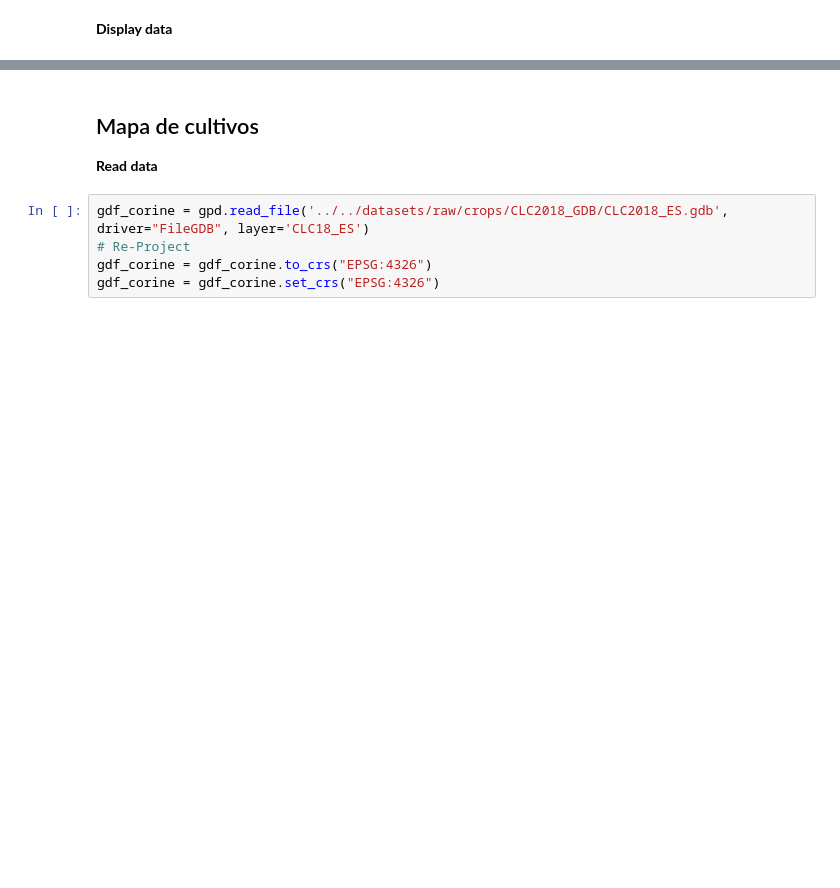
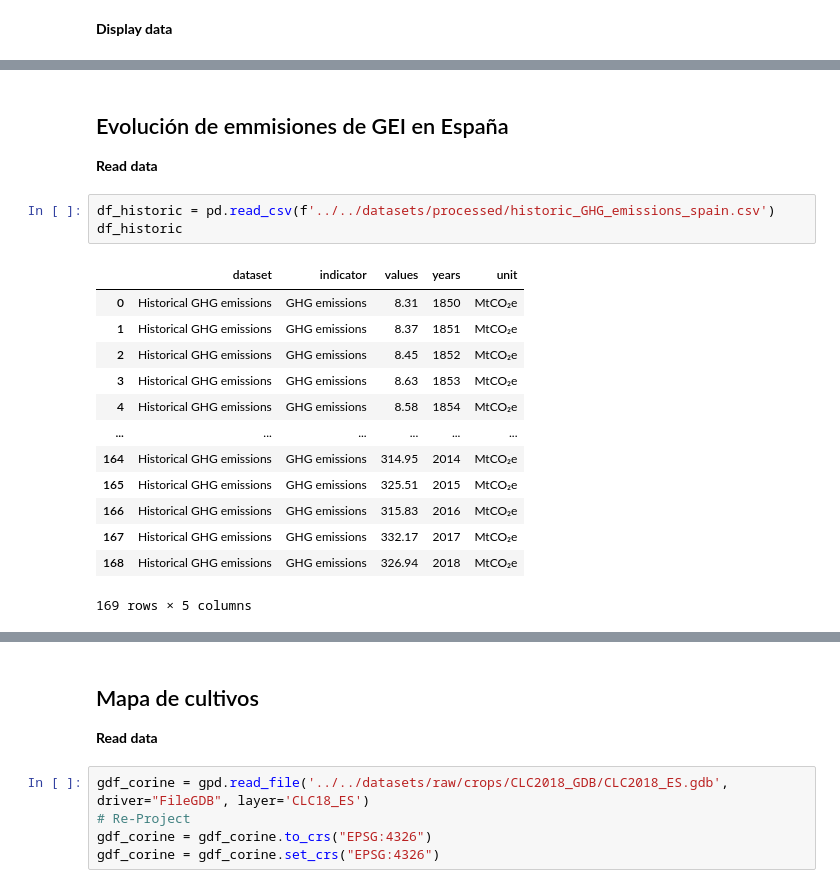
Before and after one commit to Vizzuality/ecf-agricultural-climate-impact, a Jupyter notebook: data/notebooks/Lab/04_Data_Demo.ipynb, the cells around one changed output, grey strips where cells are left out. Saved outputs shown, nothing was run; the diff lists cells and outputs as text; blank space fills up the shorter version.

```diff
--- a/data/notebooks/Lab/04_Data_Demo.ipynb
+++ b/data/notebooks/Lab/04_Data_Demo.ipynb
@@ -332,0 +365,20 @@ ax.set_ylabel('Temperatura (ºC)')
+# %% [markdown]
+## Evolución de emmisiones de GEI en España
+**Read data**
+# %%
+df_historic = pd.read_csv(f'../../datasets/processed/historic_GHG_emissions_spain.csv')
+df_historic
+# %% [output]
+|  | dataset | indicator | values | years | unit |
+| 0 | Historical GHG emissions | GHG emissions | 8.31 | 1850 | MtCO₂e |
+| 1 | Historical GHG emissions | GHG emissions | 8.37 | 1851 | MtCO₂e |
+| 2 | Historical GHG emissions | GHG emissions | 8.45 | 1852 | MtCO₂e |
+| 3 | Historical GHG emissions | GHG emissions | 8.63 | 1853 | MtCO₂e |
+| 4 | Historical GHG emissions | GHG emissions | 8.58 | 1854 | MtCO₂e |
+| ... | ... | ... | ... | ... | ... |
+| 164 | Historical GHG emissions | GHG emissions | 314.95 | 2014 | MtCO₂e |
+| 165 | Historical GHG emissions | GHG emissions | 325.51 | 2015 | MtCO₂e |
+| 166 | Historical GHG emissions | GHG emissions | 315.83 | 2016 | MtCO₂e |
+| 167 | Historical GHG emissions | GHG emissions | 332.17 | 2017 | MtCO₂e |
+| 168 | Historical GHG emissions | GHG emissions | 326.94 | 2018 | MtCO₂e |
+169 rows × 5 columns
```
Also changed, not shown: parts of 9 cells of this notebook, 3 other files.
